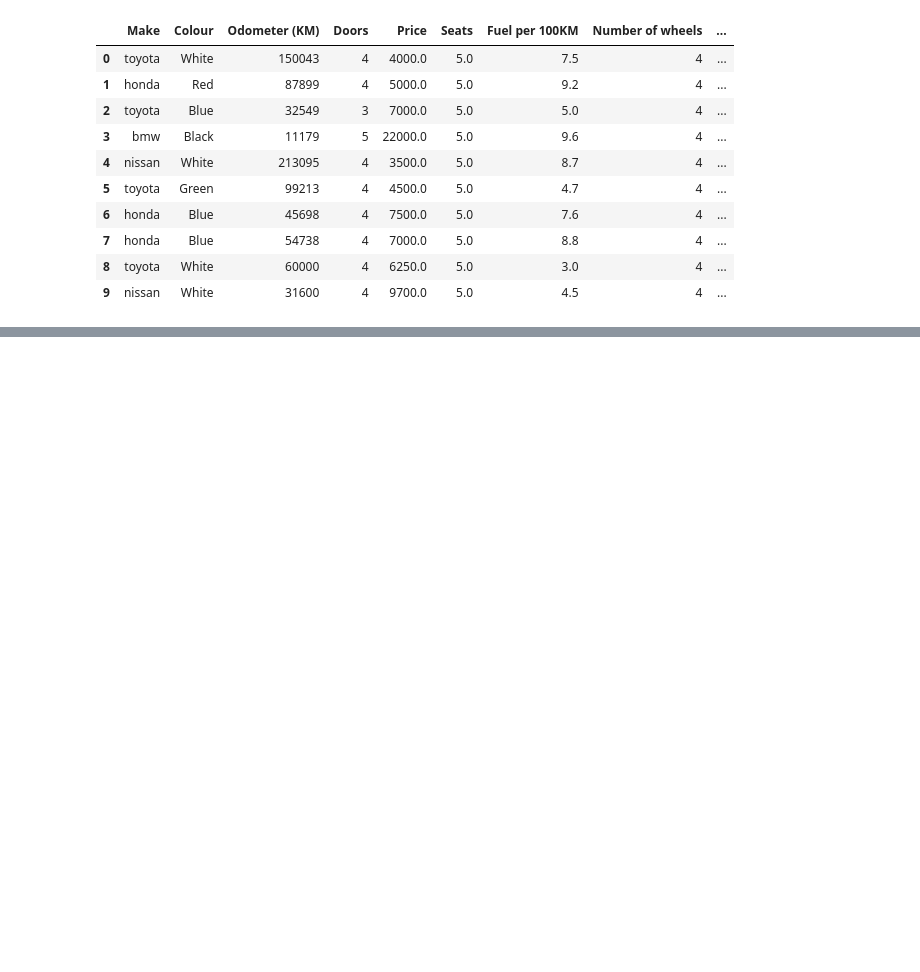
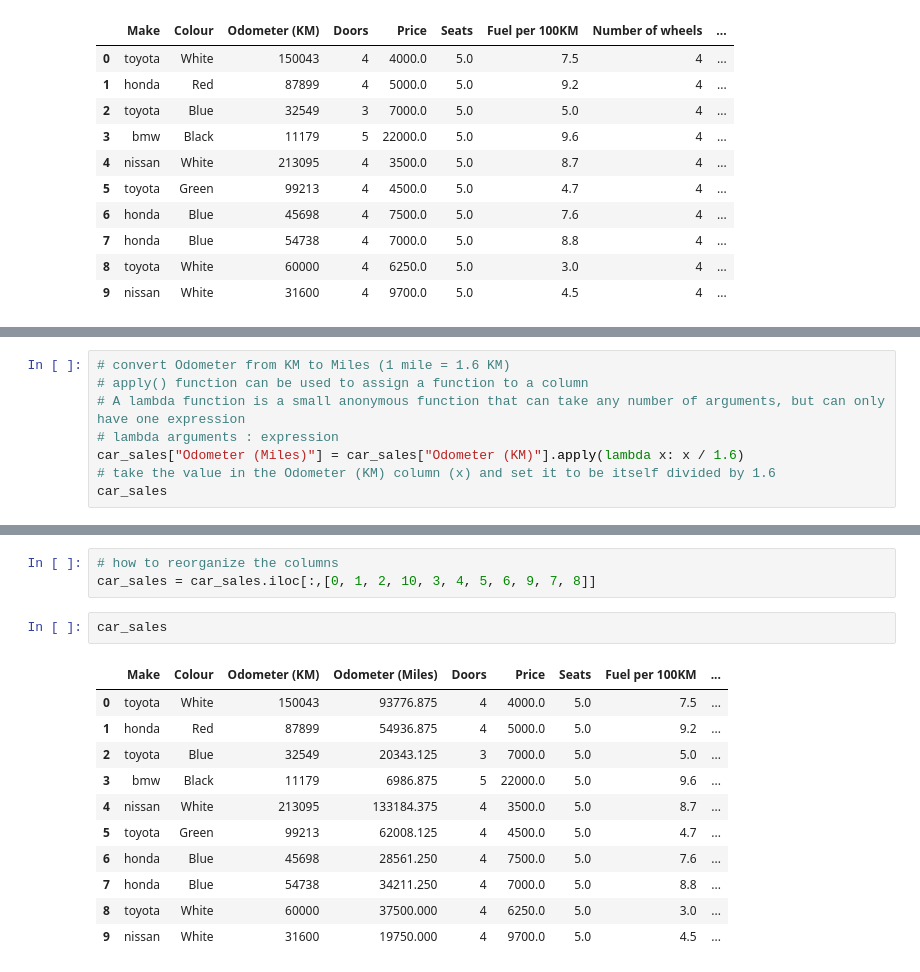
Before and after one commit to AHMAD-KHAIRI/ztm-ml-course, a Jupyter notebook: 02_pandas/introduction-to-pandas.ipynb, the cells around one changed output, grey strips where cells are left out. Drawn from its saved outputs; the diff is of its cells as text; blank space fills up the shorter version.

```diff
--- a/02_pandas/introduction-to-pandas.ipynb
+++ b/02_pandas/introduction-to-pandas.ipynb
@@ -730,0 +798,8 @@ car_sales
+# %%
+# convert Odometer from KM to Miles (1 mile = 1.6 KM)
+# apply() function can be used to assign a function to a column
+# A lambda function is a small anonymous function that can take any number of arguments, but can only have one expression
+# lambda arguments : expression
+car_sales["Odometer (Miles)"] = car_sales["Odometer (KM)"].apply(lambda x: x / 1.6)
+# take the value in the Odometer (KM) column (x) and set it to be itself divided by 1.6
+car_sales
@@ -730,0 +818,17 @@ car_sales
+# %%
+# how to reorganize the columns
+car_sales = car_sales.iloc[:,[0, 1, 2, 10, 3, 4, 5, 6, 9, 7, 8]]
+# %%
+car_sales
+# %% [output]
+|  | Make | Colour | Odometer (KM) | Odometer (Miles) | Doors | Price | Seats | Fuel per 100KM | ... |
+| 0 | toyota | White | 150043 | 93776.875 | 4 | 4000.0 | 5.0 | 7.5 | ... |
+| 1 | honda | Red | 87899 | 54936.875 | 4 | 5000.0 | 5.0 | 9.2 | ... |
+| 2 | toyota | Blue | 32549 | 20343.125 | 3 | 7000.0 | 5.0 | 5.0 | ... |
+| 3 | bmw | Black | 11179 | 6986.875 | 5 | 22000.0 | 5.0 | 9.6 | ... |
+| 4 | nissan | White | 213095 | 133184.375 | 4 | 3500.0 | 5.0 | 8.7 | ... |
+| 5 | toyota | Green | 99213 | 62008.125 | 4 | 4500.0 | 5.0 | 4.7 | ... |
+| 6 | honda | Blue | 45698 | 28561.250 | 4 | 7500.0 | 5.0 | 7.6 | ... |
+| 7 | honda | Blue | 54738 | 34211.250 | 4 | 7000.0 | 5.0 | 8.8 | ... |
+| 8 | toyota | White | 60000 | 37500.000 | 4 | 6250.0 | 5.0 | 3.0 | ... |
+| 9 | nissan | White | 31600 | 19750.000 | 4 | 9700.0 | 5.0 | 4.5 | ... |
```
Also changed, not shown: parts of 7 cells of this notebook.
